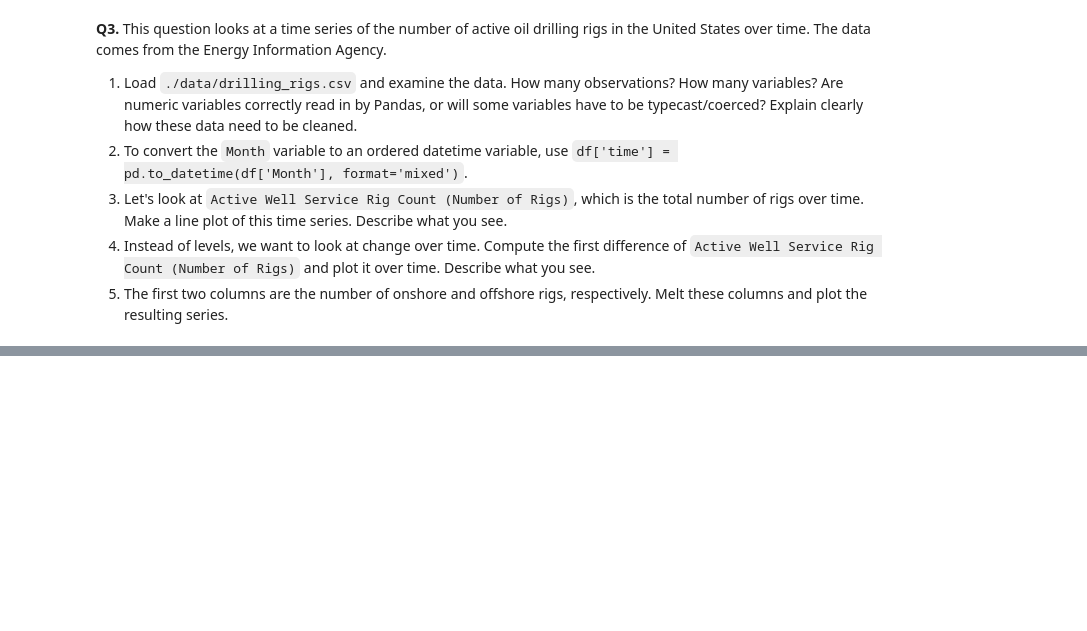
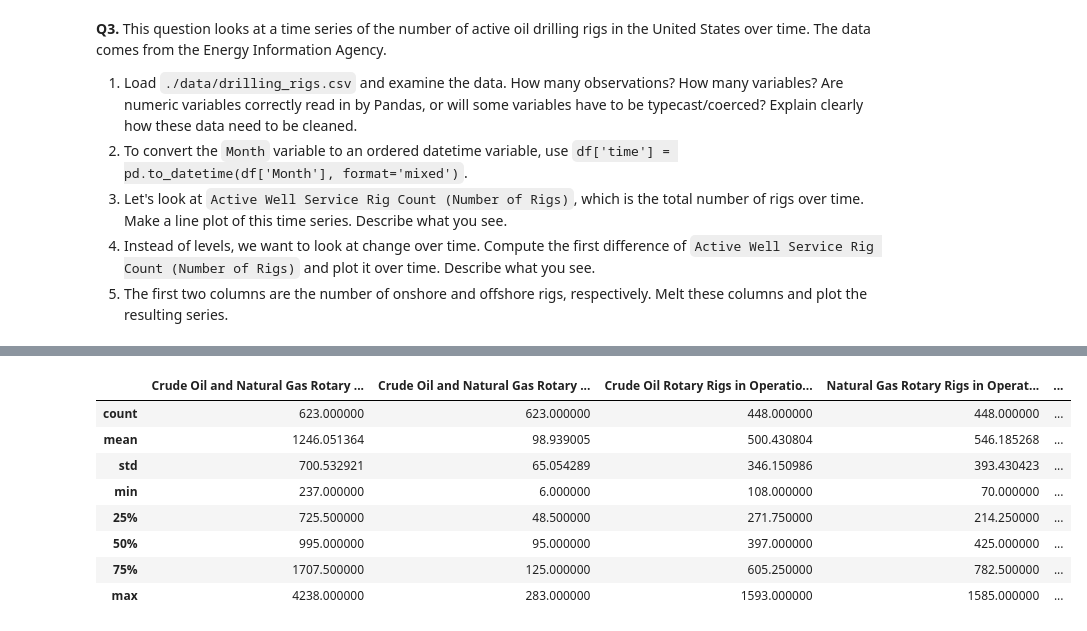
Before and after one commit to simoneminorr/eda_assignment, a Jupyter notebook: assignment.ipynb, the cells around one changed output, grey strips where cells are left out. Cells and saved outputs as stored; diff of their text form; code cells hidden in the pictures; blank space fills up the shorter version.

```diff
--- a/assignment.ipynb
+++ b/assignment.ipynb
@@ -193,0 +218,20 @@ dtype: int64
+# %%
+#clean data that is not being read in as numerical
+# How to coerce a variable to numeric:
+drilling['Crude Oil Rotary Rigs in Operation, Total (Number of Rigs)'] = pd.to_numeric(drilling['Crude Oil Rotary Rigs in Operation, Total (Number of Rigs)'], errors='coerce') # Coerce the variable to numeric
+drilling['Natural Gas Rotary Rigs in Operation, Total (Number of Rigs)'] = pd.to_numeric(drilling['Natural Gas Rotary Rigs in Operation, Total (Number of Rigs)'], errors='coerce') # Coerce the variable to numeric
+drilling['Crude Oil and Natural Gas Rotary Rigs in Operation, Horizontal Trajectory (Number of Rigs)'] = pd.to_numeric(drilling['Crude Oil and Natural Gas Rotary Rigs in Operation, Horizontal Trajectory (Number of Rigs)'], errors='coerce')
+drilling['Crude Oil and Natural Gas Rotary Rigs in Operation, Directional Trajectory (Number of Rigs)'] = pd.to_numeric(drilling['Crude Oil and Natural Gas Rotary Rigs in Operation, Directional Trajectory (Number of Rigs)'], errors='coerce')
+drilling['Crude Oil and Natural Gas Rotary Rigs in Operation, Vertical Trajectory (Number of Rigs)'] = pd.to_numeric(drilling['Crude Oil and Natural Gas Rotary Rigs in Operation, Vertical Trajectory (Number of Rigs)'], errors='coerce')
+drilling['Active Well Service Rig Count (Number of Rigs)'] = pd.to_numeric(drilling['Active Well Service Rig Count (Number of Rigs)'], errors='coerce')
+drilling.describe()
+# %% [output]
+|  | Crude Oil and Natural Gas Rotary ... | Crude Oil and Natural Gas Rotary ... | Crude Oil Rotary Rigs in Operatio... | Natural Gas Rotary Rigs in Operat... | ... |
+| count | 623.000000 | 623.000000 | 448.000000 | 448.000000 | ... |
+| mean | 1246.051364 | 98.939005 | 500.430804 | 546.185268 | ... |
+| std | 700.532921 | 65.054289 | 346.150986 | 393.430423 | ... |
+| min | 237.000000 | 6.000000 | 108.000000 | 70.000000 | ... |
+| 25% | 725.500000 | 48.500000 | 271.750000 | 214.250000 | ... |
+| 50% | 995.000000 | 95.000000 | 397.000000 | 425.000000 | ... |
+| 75% | 1707.500000 | 125.000000 | 605.250000 | 782.500000 | ... |
+| max | 4238.000000 | 283.000000 | 1593.000000 | 1585.000000 | ... |
```
Also changed, not shown: parts of 12 cells of this notebook.
